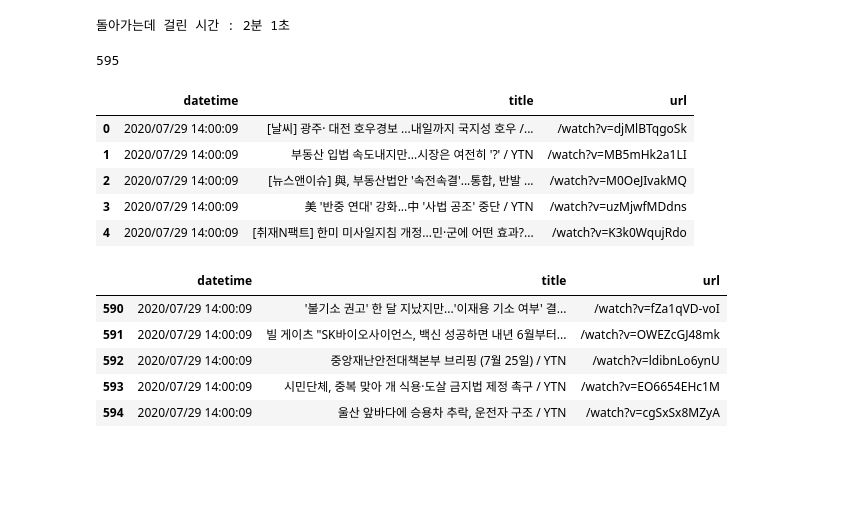
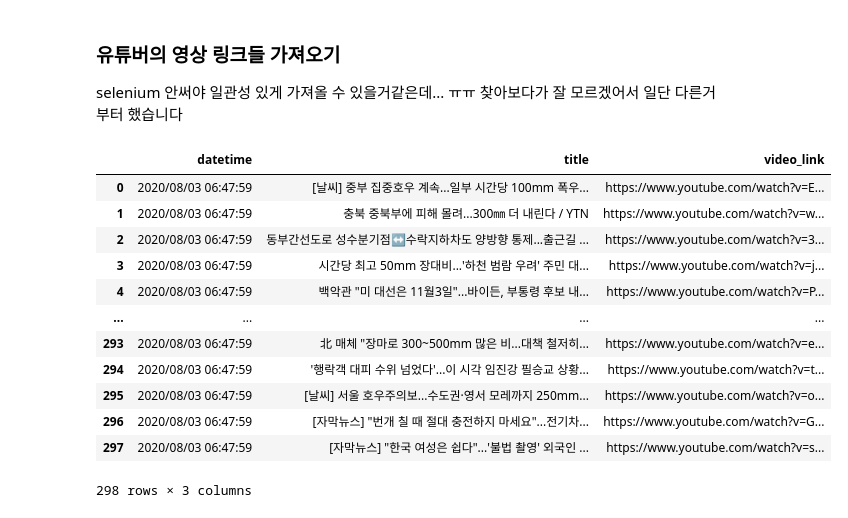
Before and after one commit to BaeHyungjun/DataCampus-KoreaUniv-Team7, a Jupyter notebook: crawling/youtube_crawling.ipynb, the cells around one changed output. Saved outputs shown, nothing was run; the diff lists cells and outputs as text; code cells hidden in the pictures; blank space fills up the shorter version.

```diff
--- a/crawling/youtube_crawling.ipynb
+++ b/crawling/youtube_crawling.ipynb
@@ -40,11 +45,11 @@ def crawling_youtuber_video_link(path, youtuber, num_end=10):
 
     for link in link_source:
         title = link.find('a')['title']
-        href = link.find('a')['href']
+        href = 'https://www.youtube.com' + link.find('a')['href']
         video_link_list.append([datetime.now().strftime("%Y/%m/%d %H:%M:%S"), title, href])
 
     driver.close()
 
-    youtuber_video_link = pd.DataFrame(video_link_list, columns=['datetime', 'title', 'url'])
+    youtuber_video_link = pd.DataFrame(video_link_list, columns=['datetime', 'title', 'video_link'])
 
     return youtuber_video_link
@@ -51,32 +116,22 @@ def crawling_youtuber_video_link(path, youtuber, num_end=10):
+# %% [markdown]
+### 유튜버의 영상 링크들 가져오기
+
+selenium 안써야 일관성 있게 가져올 수 있을거같은데... ㅠㅠ 찾아보다가 잘 모르겠어서 일단 다른거부터 했습니다
 # %%
-start = time.time()
-
-ytn_video_list = crawling_youtuber_video_link(path='chromedriver.exe',
-                                              youtuber='https://www.youtube.com/user/ytnnews24/featured',
-                                              num_end=20)
-
-print('돌아가는데 걸린 시간 : {}분 {}초'.format(round((time.time() - start) // 60), round((time.time() - start) % 60)))
+ytn_video_list = crawling_youtuber_video_link('chromedriver.exe', 'https://www.youtube.com/user/ytnnews24/featured', num_end=10)
-# %% [output]
-돌아가는데 걸린 시간 : 2분 1초
-# %%
-len(ytn_video_list)
-# %% [output]
-595
 # %%
-ytn_video_list.head(5)
+ytn_video_list
 # %% [output]
-|  | datetime | title | url |
-| 0 | 2020/07/29 14:00:09 | [날씨] 광주· 대전 호우경보 ...내일까지 국지성 호우 /... | /watch?v=djMlBTqgoSk |
-| 1 | 2020/07/29 14:00:09 | 부동산 입법 속도내지만...시장은 여전히 '?' / YTN | /watch?v=MB5mHk2a1LI |
-| 2 | 2020/07/29 14:00:09 | [뉴스앤이슈] 與, 부동산법안 '속전속결'...통합, 반발 ... | /watch?v=M0OeJIvakMQ |
-| 3 | 2020/07/29 14:00:09 | 美 '반중 연대' 강화...中 '사법 공조' 중단 / YTN | /watch?v=uzMjwfMDdns |
-| 4 | 2020/07/29 14:00:09 | [취재N팩트] 한미 미사일지침 개정...민·군에 어떤 효과?... | /watch?v=K3k0WqujRdo |
+|  | datetime | title | video_link |
+| 0 | 2020/08/03 06:47:59 | [날씨] 중부 집중호우 계속...일부 시간당 100mm 폭우... | https://www.youtube.com/watch?v=E... |
+| 1 | 2020/08/03 06:47:59 | 충북 중북부에 피해 몰려...300㎜ 더 내린다 / YTN | https://www.youtube.com/watch?v=w... |
+| 2 | 2020/08/03 06:47:59 | 동부간선도로 성수분기점↔수락지하차도 양방향 통제...출근길 ... | https://www.youtube.com/watch?v=3... |
+| 3 | 2020/08/03 06:47:59 | 시간당 최고 50mm 장대비...'하천 범람 우려' 주민 대... | https://www.youtube.com/watch?v=j... |
+| 4 | 2020/08/03 06:47:59 | 백악관 "미 대선은 11월3일"...바이든, 부통령 후보 내... | https://www.youtube.com/watch?v=P... |
+| ... | ... | ... | ... |
+| 293 | 2020/08/03 06:47:59 | 北 매체 "장마로 300~500mm 많은 비...대책 철저히... | https://www.youtube.com/watch?v=e... |
+| 294 | 2020/08/03 06:47:59 | '행락객 대피 수위 넘었다'...이 시각 임진강 필승교 상황... | https://www.youtube.com/watch?v=t... |
+| 295 | 2020/08/03 06:47:59 | [날씨] 서울 호우주의보...수도권·영서 모레까지 250mm... | https://www.youtube.com/watch?v=o... |
+| 296 | 2020/08/03 06:47:59 | [자막뉴스] "번개 칠 때 절대 충전하지 마세요"...전기차... | https://www.youtube.com/watch?v=G... |
+| 297 | 2020/08/03 06:47:59 | [자막뉴스] "한국 여성은 쉽다"...'불법 촬영' 외국인 ... | https://www.youtube.com/watch?v=s... |
+298 rows × 3 columns
-# %%
-ytn_video_list.tail(5)
-# %% [output]
-|  | datetime | title | url |
-| 590 | 2020/07/29 14:00:09 | '불기소 권고' 한 달 지났지만...'이재용 기소 여부' 결... | /watch?v=fZa1qVD-voI |
-| 591 | 2020/07/29 14:00:09 | 빌 게이츠 "SK바이오사이언스, 백신 성공하면 내년 6월부터... | /watch?v=OWEZcGJ48mk |
-| 592 | 2020/07/29 14:00:09 | 중앙재난안전대책본부 브리핑 (7월 25일) / YTN | /watch?v=ldibnLo6ynU |
-| 593 | 2020/07/29 14:00:09 | 시민단체, 중복 맞아 개 식용·도살 금지법 제정 촉구 / YTN | /watch?v=EO6654EHc1M |
-| 594 | 2020/07/29 14:00:09 | 울산 앞바다에 승용차 추락, 운전자 구조 / YTN | /watch?v=cgSxSx8MZyA |
```
Also changed, not shown: parts of 19 cells of this notebook.
